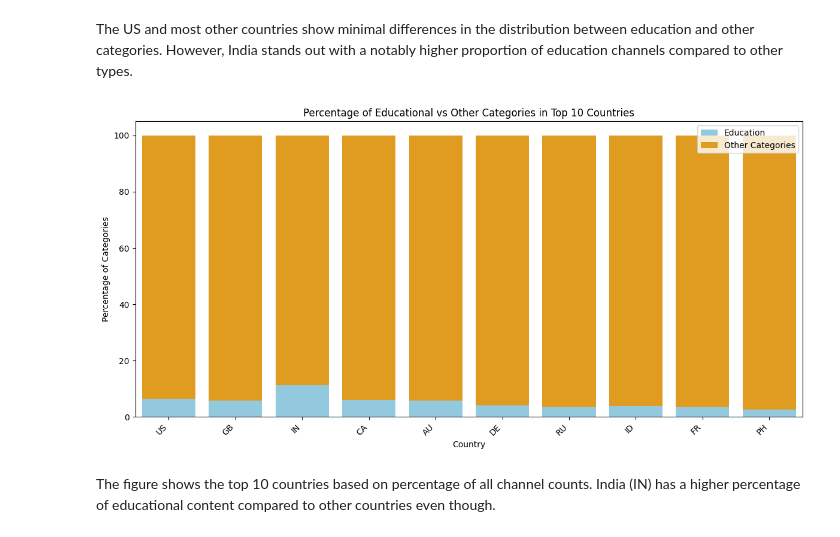
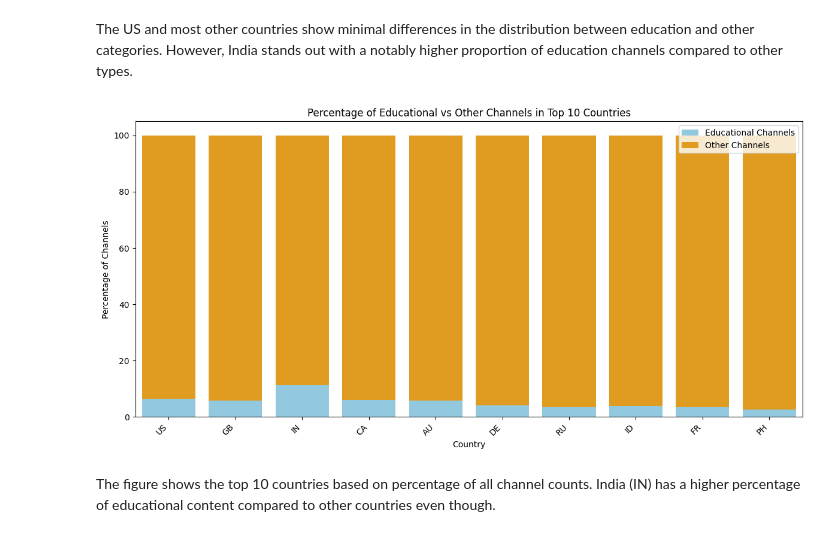
Before and after one commit to epfl-ada/ada-2024-project-adacadabra2048, a Jupyter notebook: result_tmp.ipynb, the cells around one changed output. Cells and saved outputs as stored; diff of their text form; code cells hidden in the pictures.

```diff
--- a/result_tmp.ipynb
+++ b/result_tmp.ipynb
@@ -32,8 +21,8 @@ from tqdm import tqdm
 # %% [markdown]
 Are Indian people devoted into making educational videos?
 # %%
-df_channel_edu = pd.read_csv('education_channel_with_country.csv')
-df_channel_other = pd.read_csv('other_channel_with_country.csv')
+df_channel_edu = pd.read_csv('edu-data/education_channel_with_country.csv')
+df_channel_other = pd.read_csv('edu-data/other_channel_with_country.csv')
 # %%
 # Calculate the percentage of educational channels and other channels for each country
 edu_country_counts = df_channel_edu['country'].value_counts(normalize=True) * 100
@@ -80,48 +69,43 @@ The US and most other countries show minimal differences in the distribution bet
 # %%
 # Calculate the percentage of educational channels and other channels for each country
 edu_country_counts = df_channel_edu['country'].value_counts()
 other_country_counts = df_channel_other['country'].value_counts()
 
-# Find the top 10 countries based on total percentage
+# Find the top 10 countries based on total channel counts
 total_counts = edu_country_counts.add(other_country_counts, fill_value=0)
 top_10_countries = total_counts.nlargest(10).index
 
 # Create data for the plot
-edu_percentages = []
-other_percentages = []
-
+data = []
 for country in top_10_countries:
     edu_count = edu_country_counts.get(country, 0)
     other_count = other_country_counts.get(country, 0)
     total_count = edu_count + other_count
 
-    if total_count > 0:
-        edu_percentage = (edu_count / total_count) * 100
-        other_percentage = (other_count / total_count) * 100
-    else:
-        edu_percentage = 0
-        other_percentage = 0
+    # Calculate percentages
+    edu_percentage = (edu_count / total_count) * 100 if total_count > 0 else 0
+    other_percentage = (other_count / total_count) * 100 if total_count > 0 else 0
 
-    edu_percentages.append(edu_percentage)
-    other_percentages.append(other_percentage)
+    data.append({'country': country, 'edu_percentage': edu_percentage, 'other_percentage': other_percentage})
 
-# Create the stacked bar chart
-data = {'country': top_10_countries, 'edu_percentage': edu_percentages, 'other_percentage': other_percentages}
+# Convert to DataFrame
 df_plot = pd.DataFrame(data)
 
+# Plot the stacked bar chart
 plt.figure(figsize=(12, 6))
-sns.barplot(x='country', y='edu_percentage', data=df_plot, color='skyblue', label='Education')
-sns.barplot(x='country', y='other_percentage', data=df_plot, color='orange', label='Other Categories', bottom=df_plot['edu_percentage'])
+sns.barplot(x='country', y='edu_percentage', data=df_plot, color='skyblue', label='Educational Channels')
+sns.barplot(x='country', y='other_percentage', data=df_plot, color='orange', label='Other Channels', bottom=df_plot['edu_percentage'])
 
+# Customize the plot
 plt.xlabel('Country')
-plt.ylabel('Percentage of Categories')
-plt.title('Percentage of Educational vs Other Categories in Top 10 Countries')
+plt.ylabel('Percentage of Channels')
+plt.title('Percentage of Educational vs Other Channels in Top 10 Countries')
 plt.xticks(rotation=45, ha='right')
 plt.legend()
 plt.tight_layout()
 plt.show()
 # %% [output]
-[figure, old version]
+[figure, new version]
 # %% [markdown]
 The figure shows the top 10 countries based on percentage of all channel counts.
 India (IN) has a higher percentage of educational content compared to other countries even though.
```
Also changed, not shown: parts of 34 cells of this notebook, 1 other file.
